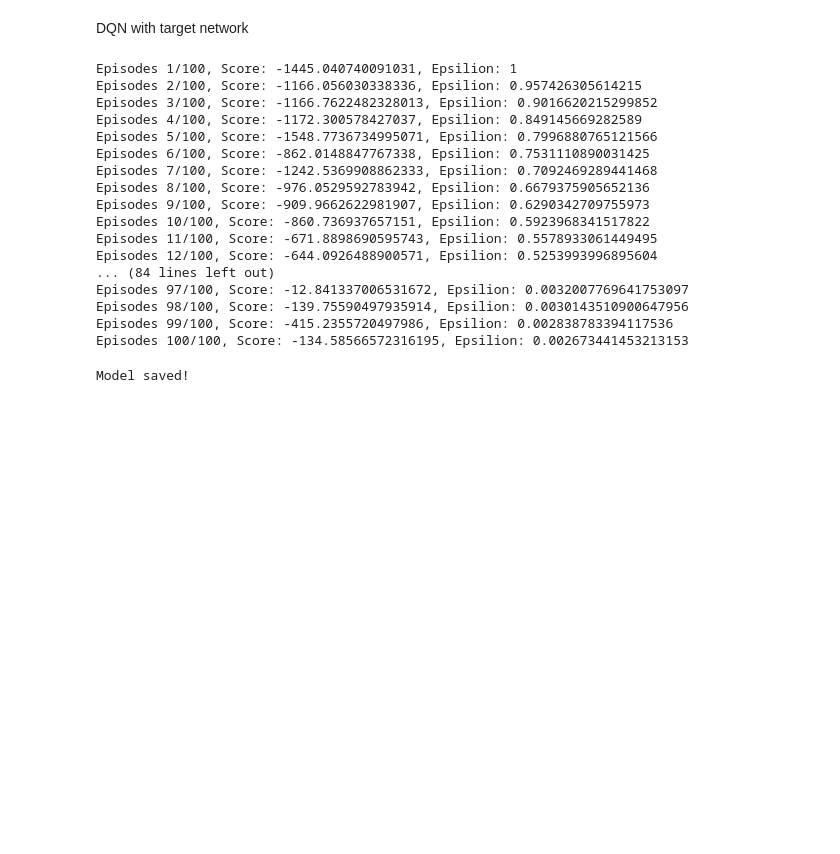
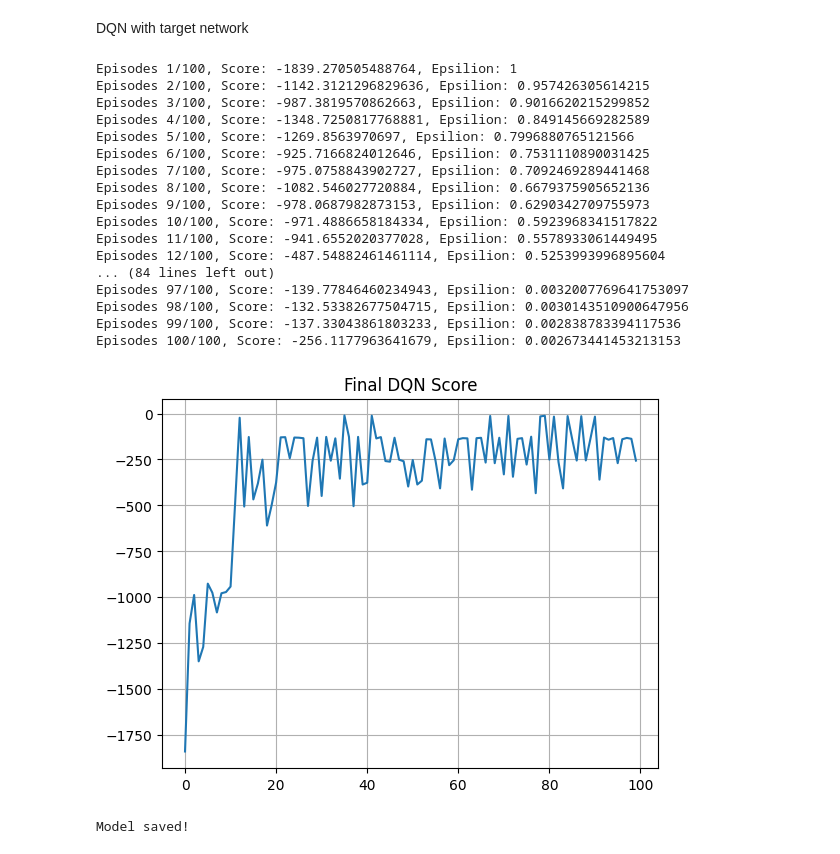
Before and after one commit to zacharylyj/Gymnasium_Pendulum_v1, a Jupyter notebook: progress/dqn.ipynb, the cells around one changed output. Drawn from its saved outputs; the diff is of its cells as text; code cells hidden in the pictures; blank space fills up the shorter version.

```diff
--- a/progress/dqn.ipynb
+++ b/progress/dqn.ipynb
@@ -443,49 +443,55 @@ if __name__ == "__main__":
     for EP in range(EPOCHS):
         state, info = env.reset()
         score = 0
         done = False
 
         while not done:
             # Convert the state to a tensor and move it to the correct device
             state_tensor = torch.tensor(state, dtype=torch.float32).unsqueeze(0).to(device)
 
             # Select an action based on the current state
             action, action_index = agent.select_action(state_tensor)
 
             # Perform the action in the environment
             next_state, reward, done, truncated, _ = env.step([action])
             if done or truncated:
                 done = True
             # Store the experience in the replay buffer
             agent.store_experience(state, action_index, reward, next_state, done)
             # Train the agent
             agent.train_agent()
 
             # Update the state and accumulate the score
             state = next_state
             score += reward
 
         # Append the score of the EP to the list for plotting
         score_list.append(score)
         print(f"Episodes {EP + 1}/{EPOCHS}, Score: {score}, Epsilion: {agent.epsilon}")
+    plt.plot(score_list)
+    plt.grid(True)
+    plt.title("Final DQN Score")
+    plt.savefig('Final dqn_plot).png')
+    plt.show()
 # %% [output]
-Episodes 1/100, Score: -1445.040740091031, Epsilion: 1
-Episodes 2/100, Score: -1166.056030338336, Epsilion: 0.957426305614215
-Episodes 3/100, Score: -1166.7622482328013, Epsilion: 0.9016620215299852
-Episodes 4/100, Score: -1172.300578427037, Epsilion: 0.849145669282589
-Episodes 5/100, Score: -1548.7736734995071, Epsilion: 0.7996880765121566
-Episodes 6/100, Score: -862.0148847767338, Epsilion: 0.7531110890031425
-Episodes 7/100, Score: -1242.5369908862333, Epsilion: 0.7092469289441468
-Episodes 8/100, Score: -976.0529592783942, Epsilion: 0.6679375905652136
-Episodes 9/100, Score: -909.9662622981907, Epsilion: 0.6290342709755973
-Episodes 10/100, Score: -860.736937657151, Epsilion: 0.5923968341517822
-Episodes 11/100, Score: -671.8898690595743, Epsilion: 0.5578933061449495
-Episodes 12/100, Score: -644.0926488900571, Epsilion: 0.5253993996895604
+Episodes 1/100, Score: -1839.270505488764, Epsilion: 1
+Episodes 2/100, Score: -1142.3121296829636, Epsilion: 0.957426305614215
+Episodes 3/100, Score: -987.3819570862663, Epsilion: 0.9016620215299852
+Episodes 4/100, Score: -1348.7250817768881, Epsilion: 0.849145669282589
+Episodes 5/100, Score: -1269.8563970697, Epsilion: 0.7996880765121566
+Episodes 6/100, Score: -925.7166824012646, Epsilion: 0.7531110890031425
+Episodes 7/100, Score: -975.0758843902727, Epsilion: 0.7092469289441468
+Episodes 8/100, Score: -1082.546027720884, Epsilion: 0.6679375905652136
+Episodes 9/100, Score: -978.0687982873153, Epsilion: 0.6290342709755973
+Episodes 10/100, Score: -971.4886658184334, Epsilion: 0.5923968341517822
+Episodes 11/100, Score: -941.6552020377028, Epsilion: 0.5578933061449495
+Episodes 12/100, Score: -487.54882461461114, Epsilion: 0.5253993996895604
 ... (84 lines left out)
-Episodes 97/100, Score: -12.841337006531672, Epsilion: 0.0032007769641753097
-Episodes 98/100, Score: -139.75590497935914, Epsilion: 0.0030143510900647956
-Episodes 99/100, Score: -415.2355720497986, Epsilion: 0.002838783394117536
-Episodes 100/100, Score: -134.58566572316195, Epsilion: 0.002673441453213153
+Episodes 97/100, Score: -139.77846460234943, Epsilion: 0.0032007769641753097
+Episodes 98/100, Score: -132.53382677504715, Epsilion: 0.0030143510900647956
+Episodes 99/100, Score: -137.33043861803233, Epsilion: 0.002838783394117536
+Episodes 100/100, Score: -256.1177963641679, Epsilion: 0.002673441453213153
+[figure, added]
 # %%
 def save_model(agent, filename="target_dqn_model.pth"):
     checkpoint = {
```
Also changed, not shown: parts of 5 cells of this notebook, 4 other files.
